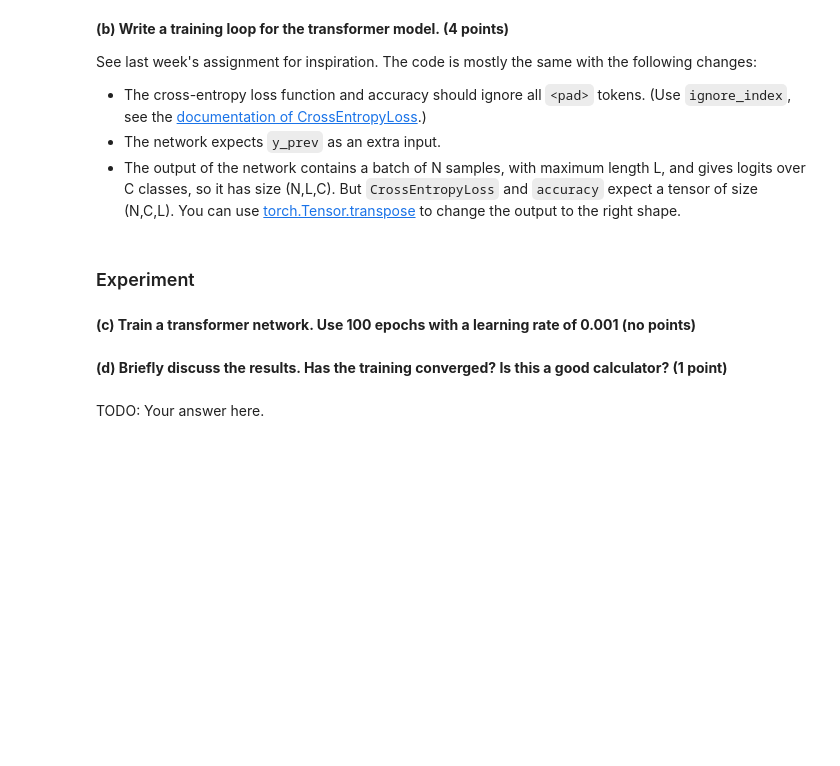
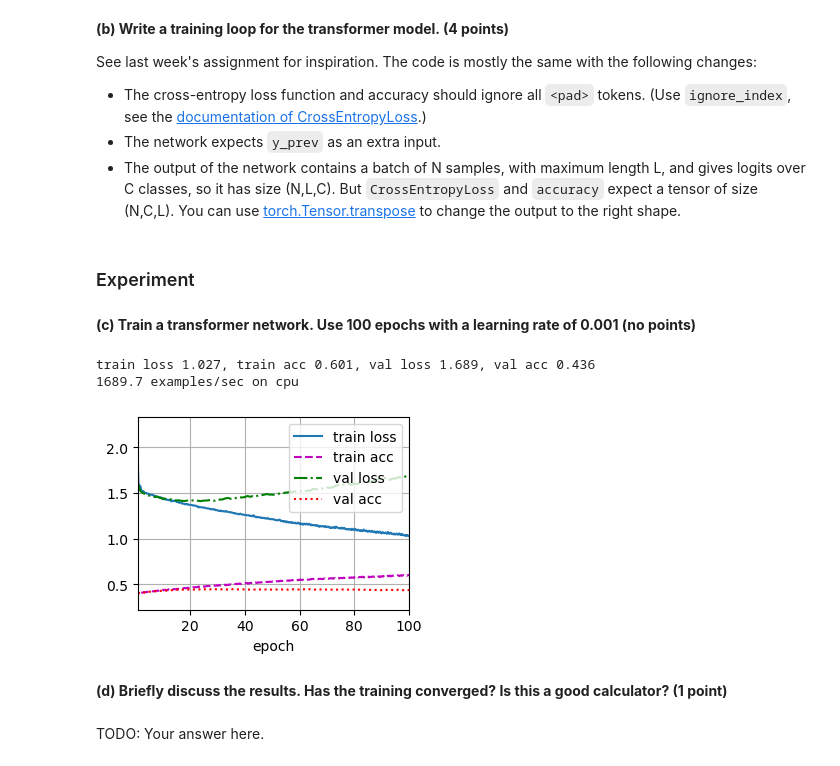
Before and after one commit to aschroede/RU-Deep-Learning, a Jupyter notebook: Assignment 6/dl-assignment-6.ipynb, the cells around one changed output. Cells and saved outputs as stored; diff of their text form; code cells hidden in the pictures; blank space fills up the shorter version.

```diff
--- a/Assignment 6/dl-assignment-6.ipynb
+++ b/Assignment 6/dl-assignment-6.ipynb
@@ -738,3 +701,18 @@ def accuracy(pred_y, true_y, ignore_index=None):
+# %%
+def accuracy(pred_y, true_y, ignore_index=None):
+    # Computes the mean accuracy, disregarding ignore_index`.
+    if ignore_index is not None:
+        mask = true_y != ignore_index
+        pred_y = pred_y[mask]
+        true_y = true_y[mask]
+
+    if pred_y.shape[1] == 1:
+        # binary classification
+        correct = (pred_y[:, 0] > 0).to(true_y.dtype) == true_y
+    else:
+        # multi-class classification
+        correct = pred_y.argmax(dim=1) == true_y
+    return int(correct.sum()) / len(true_y)
 # %%
 # Test the accuracy function.
 assert accuracy(torch.tensor([[1,0,0],[0.4,0.5,0.1],[0,1,0],[0.4,0.1,0.5]]), torch.tensor([0,1,2,2]), 1) == 2/3
@@ -766,3 +854,10 @@ def train(net, data_loaders, num_epochs=100, lr=0.001, optimizer=torch.optim.Ada
+# %%
+net = TransformerNetwork()
+train(net, data_loaders, num_epochs=100, lr=0.001)
+# %% [output]
+train loss 1.027, train acc 0.601, val loss 1.689, val acc 0.436
+1689.7 examples/sec on cpu
+[figure, added]
 # %% [markdown]
 **(d) Briefly discuss the results. Has the training converged? Is this a good calculator?<span style="float:right"> (1 point)</span>**
 # %% [markdown]
```
Also changed, not shown: parts of 20 cells of this notebook.
